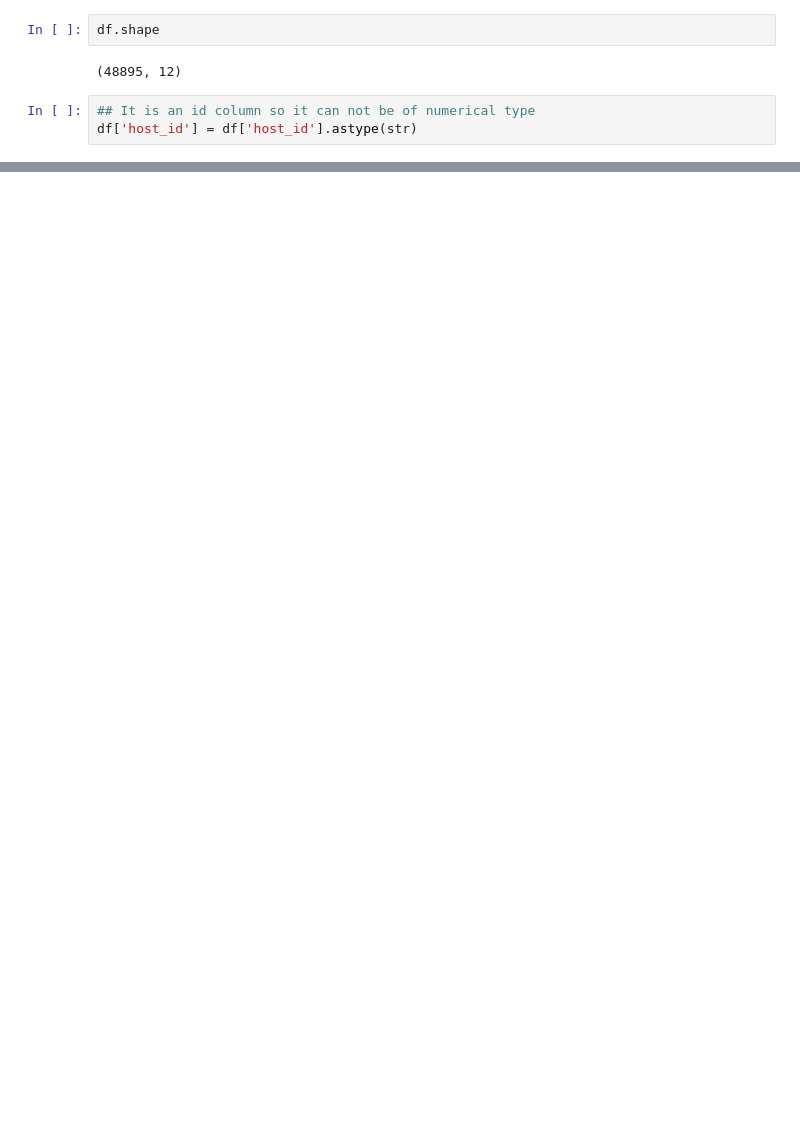
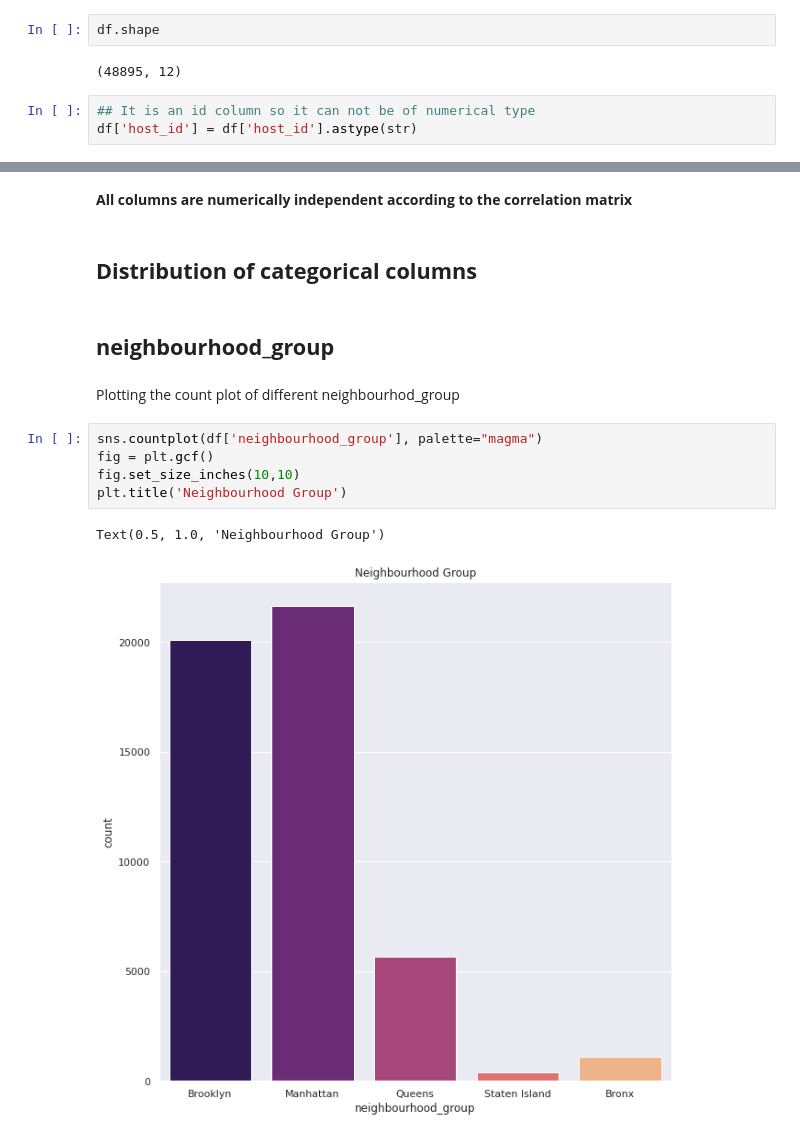
Before and after one commit to dushyantmaharshi/AirBnb-Data-Analysis, a Jupyter notebook: Airbnb_Bookings_Analysis_Capstone_Project_1_.ipynb, the cells around one changed output, grey strips where cells are left out. Drawn from its saved outputs; the diff is of its cells as text; blank space fills up the shorter version.

```diff
--- a/Airbnb_Bookings_Analysis_Capstone_Project_1_.ipynb
+++ b/Airbnb_Bookings_Analysis_Capstone_Project_1_.ipynb
@@ -151,0 +213,16 @@ df['host_id'] = df['host_id'].astype(str)
+# %% [markdown]
+**All columns are numerically independent according to the correlation matrix**
+# %% [markdown]
+## **Distribution of categorical columns**
+# %% [markdown]
+## **neighbourhood_group**
+# %% [markdown]
+Plotting the count plot of different neighbourhod_group
+# %%
+sns.countplot(df['neighbourhood_group'], palette="magma")
+fig = plt.gcf()
+fig.set_size_inches(10,10)
+plt.title('Neighbourhood Group')
+# %% [output]
+Text(0.5, 1.0, 'Neighbourhood Group')
+[figure, added]
```
Also changed, not shown: parts of 18 cells of this notebook.
